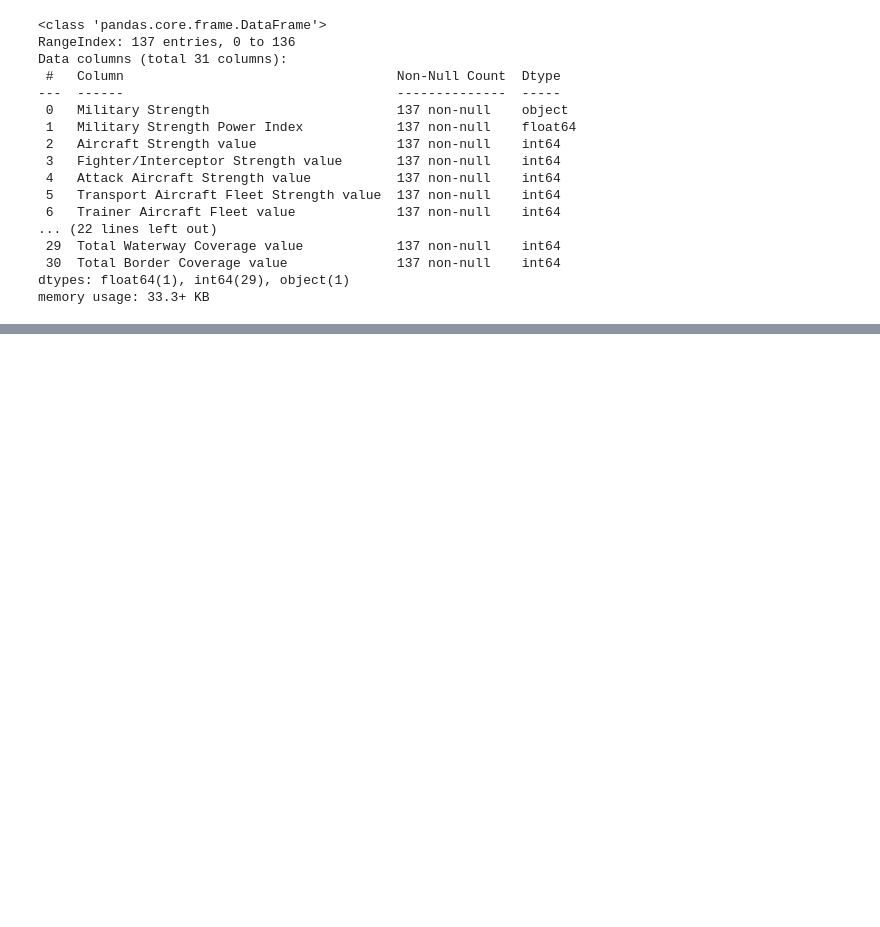
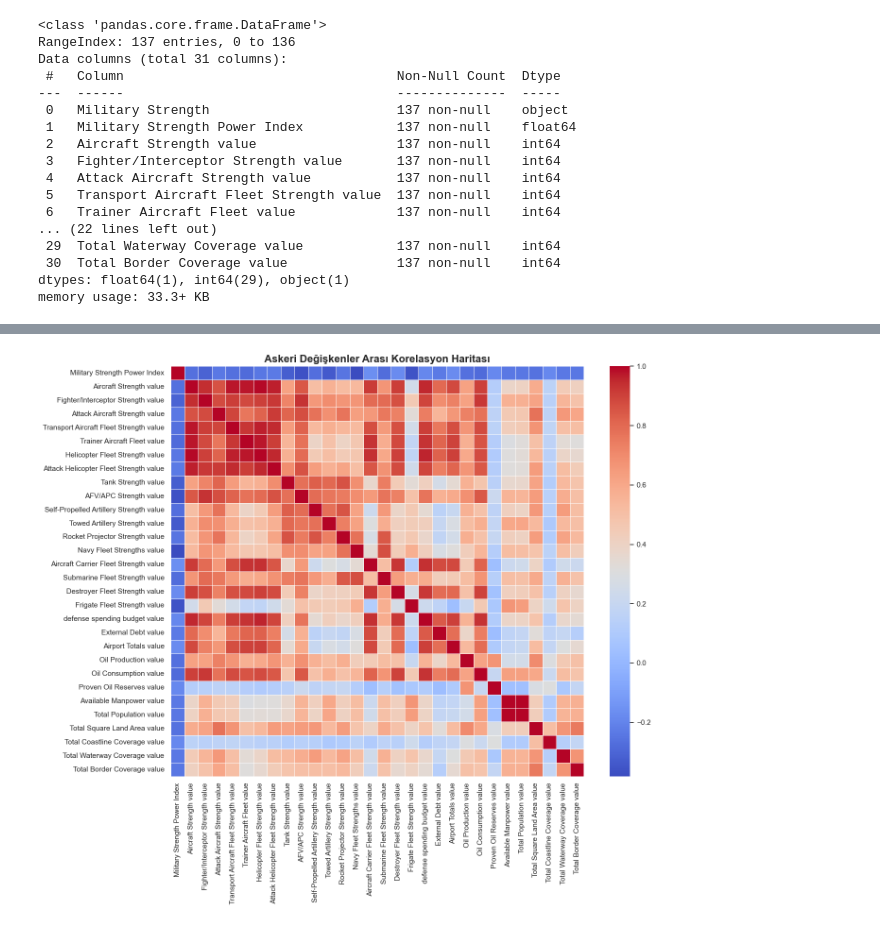
Before and after one commit to mmeliht/Artificial_Intelligence_Course, a Jupyter notebook: week3_homework/World military power/World military power Project.ipynb, the cells around one changed output, grey strips where cells are left out. Drawn from its saved outputs; the diff is of its cells as text; code cells hidden in the pictures; blank space fills up the shorter version.

```diff
--- a/week3_homework/World military power/World military power Project.ipynb
+++ b/week3_homework/World military power/World military power Project.ipynb
@@ -197,0 +262,14 @@ memory usage: 33.3+ KB
+# %%
+# Sadece sayısal sütunları al
+df_numeric = df.select_dtypes(include=['int64', 'float64'])
+
+# Korelasyon matrisi
+corr = df_numeric.corr()
+
+plt.figure(figsize=(14, 12))
+sns.heatmap(corr, cmap="coolwarm", annot=False, fmt=".2f", linewidths=0.5)
+plt.title("Askeri Değişkenler Arası Korelasyon Haritası", fontsize=16, weight='bold')
+plt.tight_layout()
+plt.show()
+# %% [output]
+[figure, added]
```
Also changed, not shown: parts of 8 cells of this notebook.
